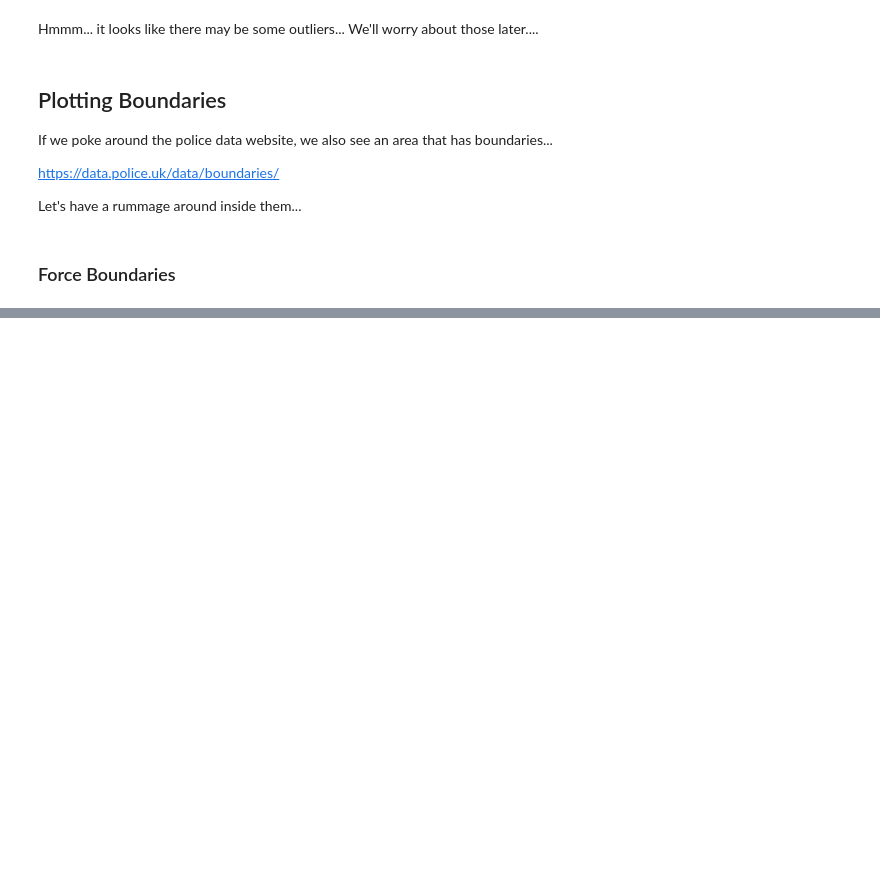
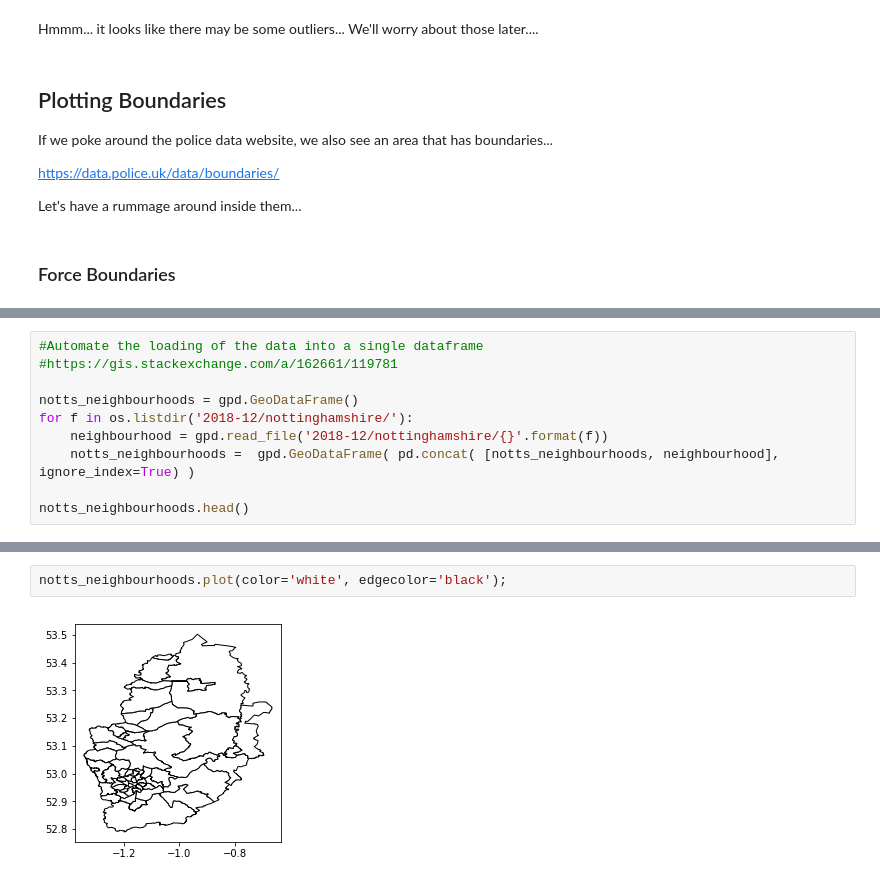
Before and after one commit to psychemedia/crime-data-demo, a Jupyter notebook: Initial Look At The Data.ipynb, the cells around one changed output, grey strips where cells are left out. Drawn from its saved outputs; the diff is of its cells as text; blank space fills up the shorter version.

```diff
--- a/Initial Look At The Data.ipynb
+++ b/Initial Look At The Data.ipynb
@@ -114,0 +284,10 @@ Let's have a rummage around inside them...
+# %%
+#Automate the loading of the data into a single dataframe
+#https://gis.stackexchange.com/a/162661/119781
+
+notts_neighbourhoods = gpd.GeoDataFrame()
+for f in os.listdir('2018-12/nottinghamshire/'):
+    neighbourhood = gpd.read_file('2018-12/nottinghamshire/{}'.format(f))
+    notts_neighbourhoods =  gpd.GeoDataFrame( pd.concat( [notts_neighbourhoods, neighbourhood], ignore_index=True) )
+
+notts_neighbourhoods.head()
@@ -114,0 +301,4 @@ Let's have a rummage around inside them...
+# %%
+notts_neighbourhoods.plot(color='white', edgecolor='black');
+# %% [output]
+[figure, added]
```
Also changed, not shown: parts of 45 cells of this notebook.
